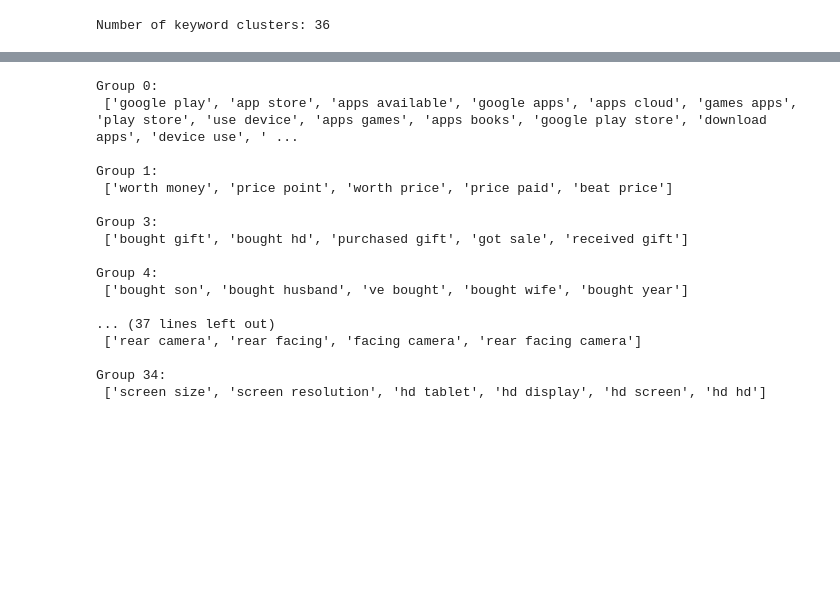
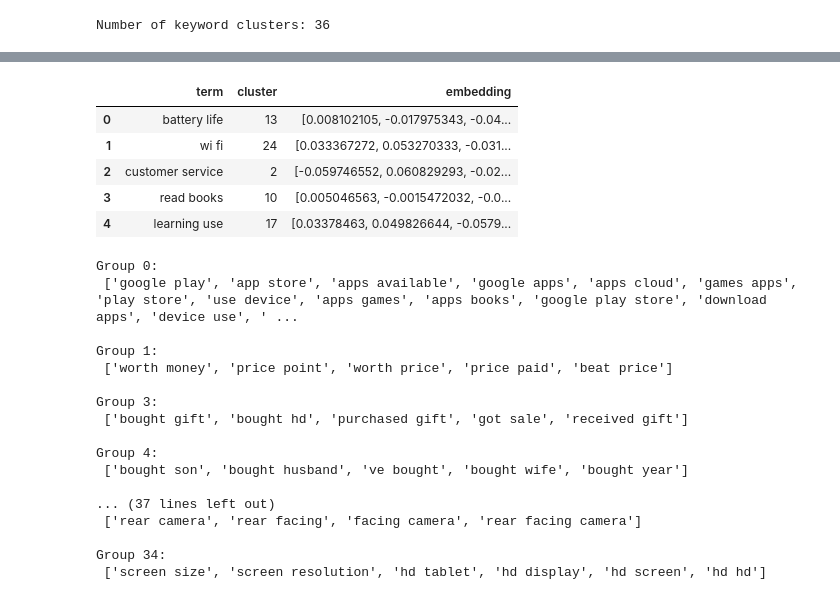
Before and after one commit to betty35/comment-summary-tests, a Jupyter notebook: Clustering-keywords----Kindle Fire HD.ipynb, the cells around one changed output, grey strips where cells are left out. Drawn from its saved outputs; the diff is of its cells as text; code cells hidden in the pictures; blank space fills up the shorter version.

```diff
--- a/Clustering-keywords.ipynb
+++ b/Clustering-keywords----Kindle Fire HD.ipynb
@@ -280,0 +282,11 @@ df_cluster = pd.read_csv("output/kindle_keywords.csv")
+# %%
+# Load google Universal Sentence Encoder
+module_dir ="downloads/encoder-DNA" #"downloads/encoder"
+embed = hub.Module(module_dir)
+
+with tf.Session() as session:
+    session.run([tf.global_variables_initializer(), tf.tables_initializer()])
+    start_time=time.time()
+    df_cluster['embedding'] = pd.Series(list(session.run(embed(list(df_cluster['term'])))))
+    end_time1=time.time()
+    print('time1:',(end_time1-start_time))
@@ -281,2 +303,11 @@ df_cluster = pd.read_csv("output/kindle_keywords.csv")
+# %%
+df_cluster.head()
+# %% [output]
+|  | term | cluster | embedding |
+| 0 | battery life | 13 | [0.008102105, -0.017975343, -0.04... |
+| 1 | wi fi | 24 | [0.033367272, 0.053270333, -0.031... |
+| 2 | customer service | 2 | [-0.059746552, 0.060829293, -0.02... |
+| 3 | read books | 10 | [0.005046563, -0.0015472032, -0.0... |
+| 4 | learning use | 17 | [0.03378463, 0.049826644, -0.0579... |
 # %%
 group = []
```
Also changed, not shown: parts of 14 cells of this notebook, 1 other file.
